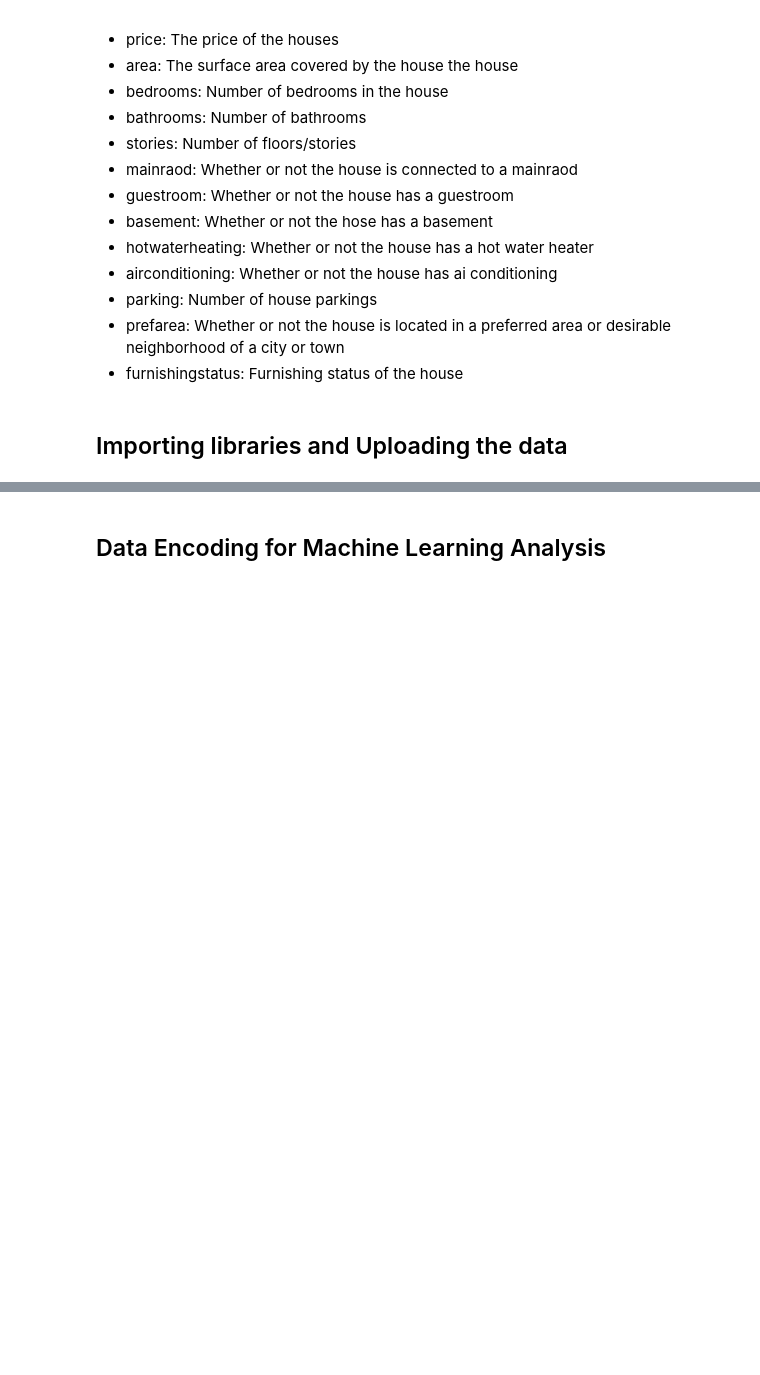
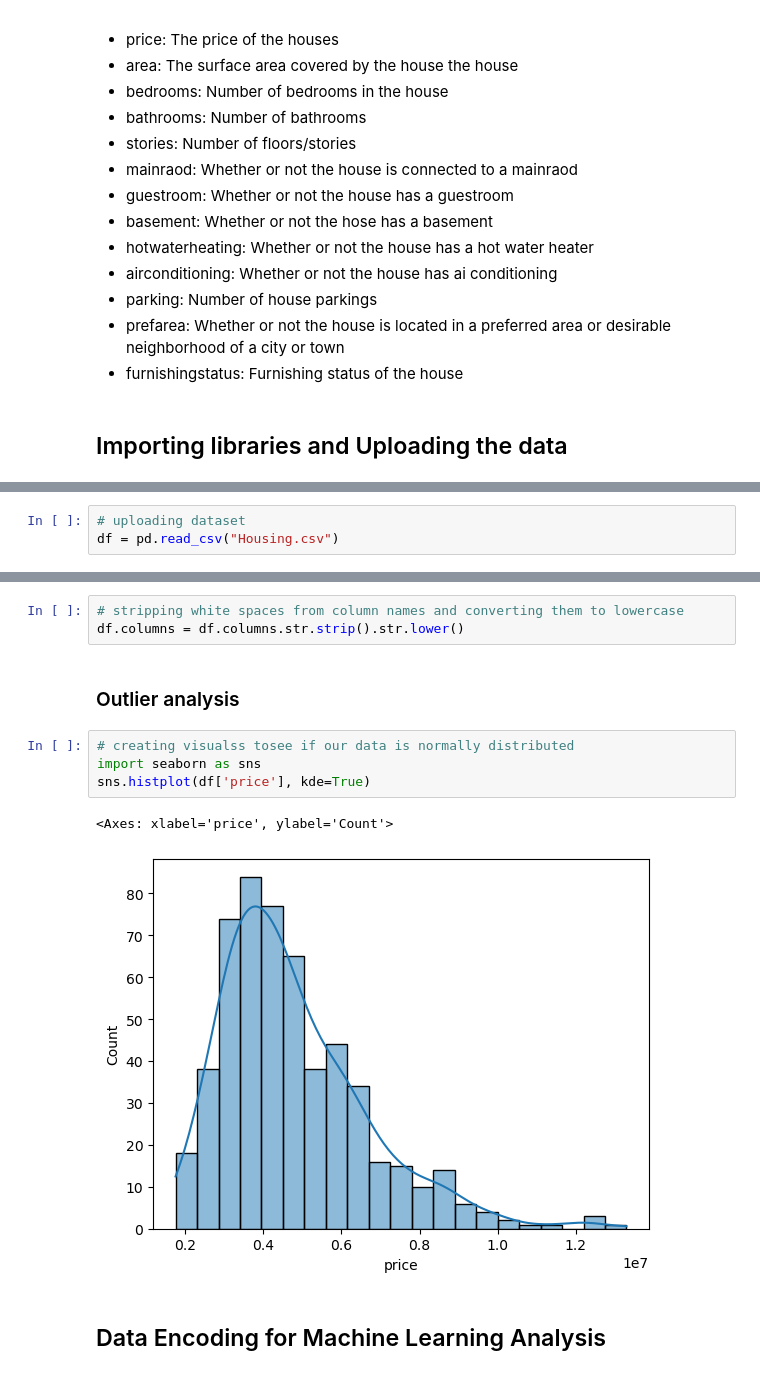
Before and after one commit to Piethras/Group_1_Solavise_Women_in_Data_Science, a Jupyter notebook: House_price_prediction.ipynb, the cells around one changed output, grey strips where cells are left out. Drawn from its saved outputs; the diff is of its cells as text; blank space fills up the shorter version.

Commit message:
data cleaning

```diff
--- a/House_price_prediction.ipynb
+++ b/House_price_prediction.ipynb
@@ -23 +33,4 @@ This dataset has 13 features:
+# %%
+# uploading dataset
+df = pd.read_csv("Housing.csv")
 # %% [markdown]
@@ -25,3 +109,15 @@ This dataset has 13 features:
+# %%
+# stripping white spaces from column names and converting them to lowercase
+df.columns = df.columns.str.strip().str.lower()
+# %% [markdown]
+### Outlier analysis
+# %%
+# creating visualss tosee if our data is normally distributed
+import seaborn as sns
+sns.histplot(df['price'], kde=True)
+# %% [output]
+<Axes: xlabel='price', ylabel='Count'>
+[figure, added]
 # %% [markdown]
 ## Data Encoding for Machine Learning Analysis
 # %% [markdown]
```
Also changed, not shown: parts of 9 cells of this notebook.
